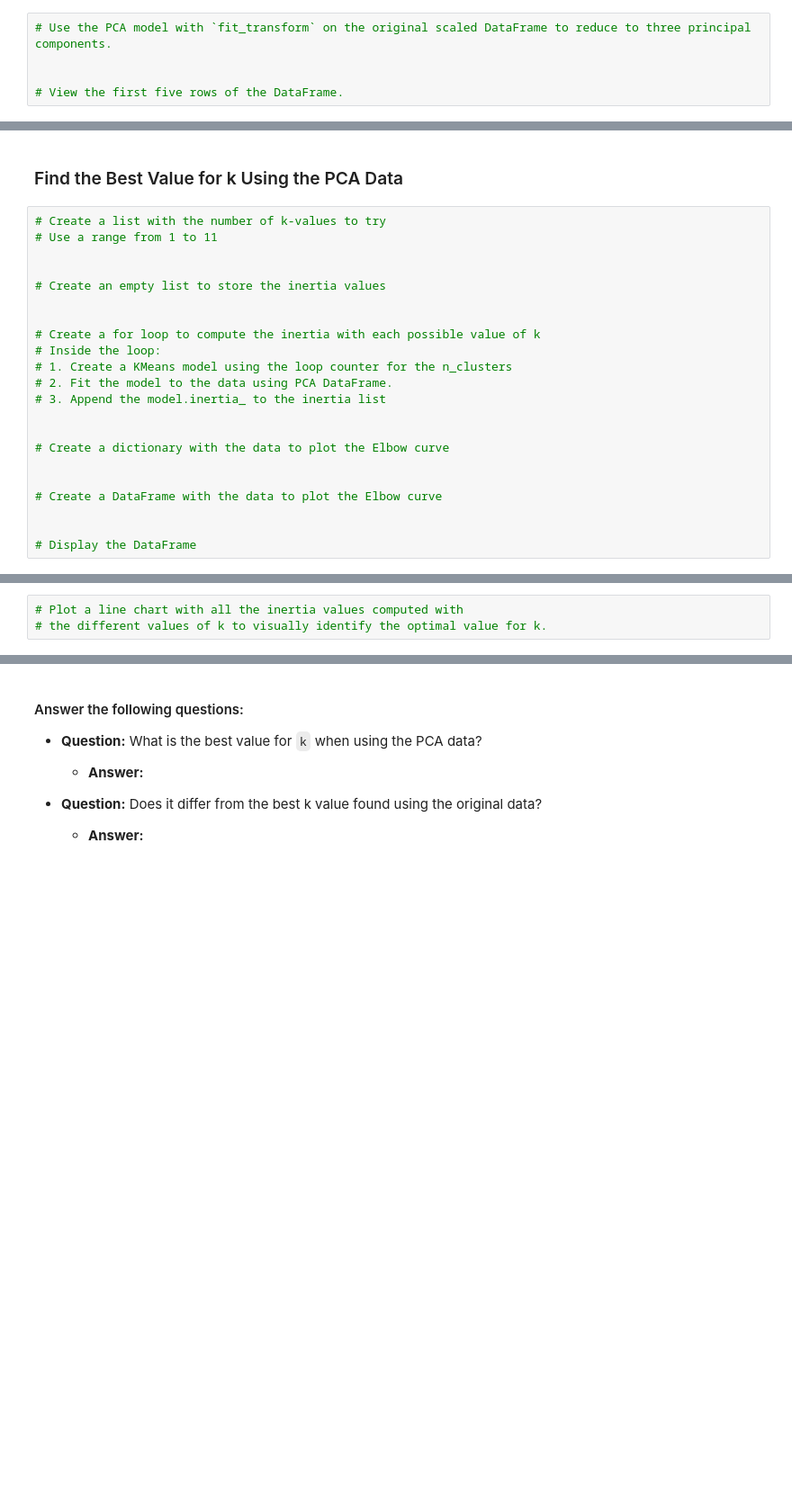
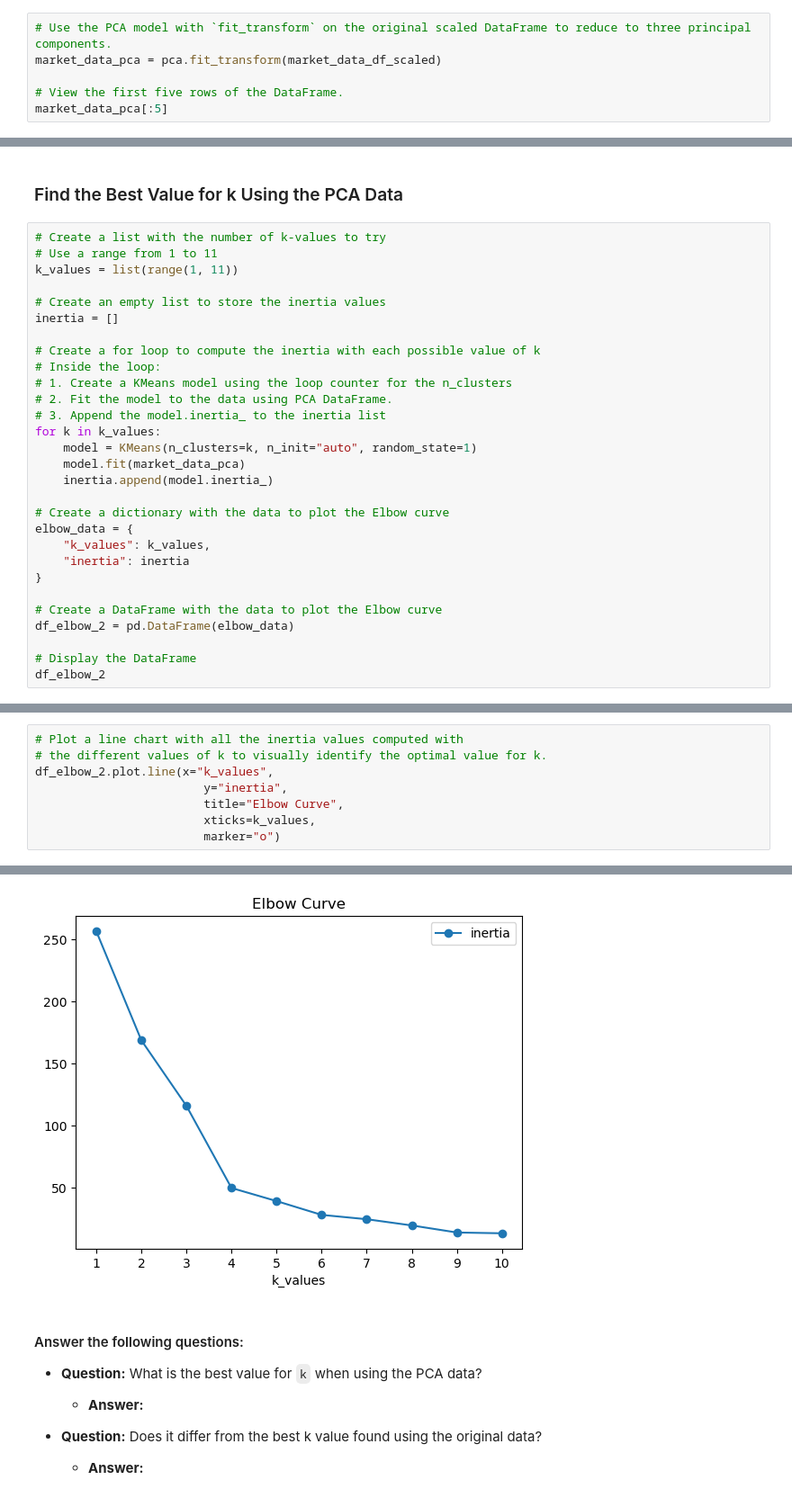
Before and after one commit to bkimba/CryptoClustering, a Jupyter notebook: M11_Starter_Code/Starter_Code/Crypto_Clustering_starter_code.ipynb, the cells around one changed output, grey strips where cells are left out. Shown at 90% size. Cells and saved outputs as stored; diff of their text form; blank space fills up the shorter version.

```diff
--- a/M11_Starter_Code/Starter_Code/Crypto_Clustering_starter_code.ipynb
+++ b/M11_Starter_Code/Starter_Code/Crypto_Clustering_starter_code.ipynb
@@ -189,6 +189,7 @@ market_data_df_k5.plot.scatter(
 pca = PCA(n_components=3)
 # %%
 # Use the PCA model with `fit_transform` on the original scaled DataFrame to reduce to three principal components.
-
+market_data_pca = pca.fit_transform(market_data_df_scaled)
 
 # View the first five rows of the DataFrame.
+market_data_pca[:5]
@@ -219,22 +244,29 @@ pca = PCA(n_components=3)
 # %%
 # Create a list with the number of k-values to try
 # Use a range from 1 to 11
-
+k_values = list(range(1, 11))
 
 # Create an empty list to store the inertia values
-
+inertia = []
 
 # Create a for loop to compute the inertia with each possible value of k
 # Inside the loop:
 # 1. Create a KMeans model using the loop counter for the n_clusters
 # 2. Fit the model to the data using PCA DataFrame.
 # 3. Append the model.inertia_ to the inertia list
-
+for k in k_values:
+    model = KMeans(n_clusters=k, n_init="auto", random_state=1)
+    model.fit(market_data_pca)
+    inertia.append(model.inertia_)
 
 # Create a dictionary with the data to plot the Elbow curve
-
+elbow_data = {
+    "k_values": k_values,
+    "inertia": inertia
+}
 
 # Create a DataFrame with the data to plot the Elbow curve
-
+df_elbow_2 = pd.DataFrame(elbow_data)
 
 # Display the DataFrame
+df_elbow_2
@@ -241,3 +285,9 @@ pca = PCA(n_components=3)
 # %%
 # Plot a line chart with all the inertia values computed with
 # the different values of k to visually identify the optimal value for k.
+df_elbow_2.plot.line(x="k_values",
+                        y="inertia",
+                        title="Elbow Curve",
+                        xticks=k_values,
+                        marker="o")
+# %% [output]
@@ -244,3 +295,4 @@ pca = PCA(n_components=3)
+[figure, added]
 # %% [markdown]
 #### Answer the following questions:
 * **Question:** What is the best value for `k` when using the PCA data?
```
Also changed, not shown: parts of 13 cells of this notebook.
